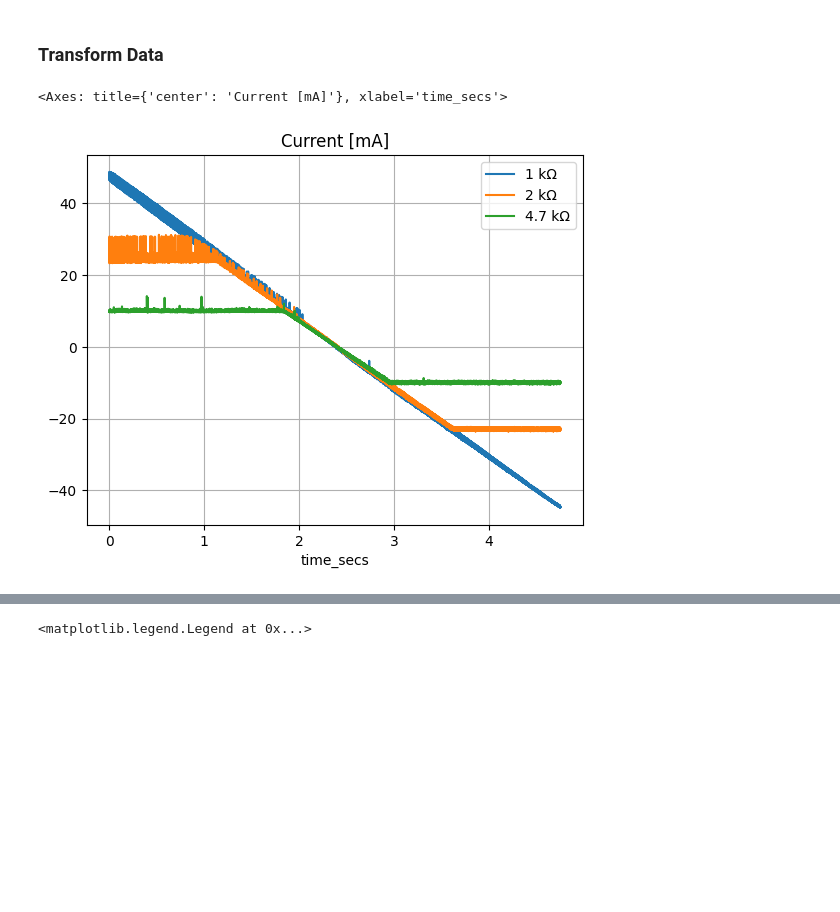
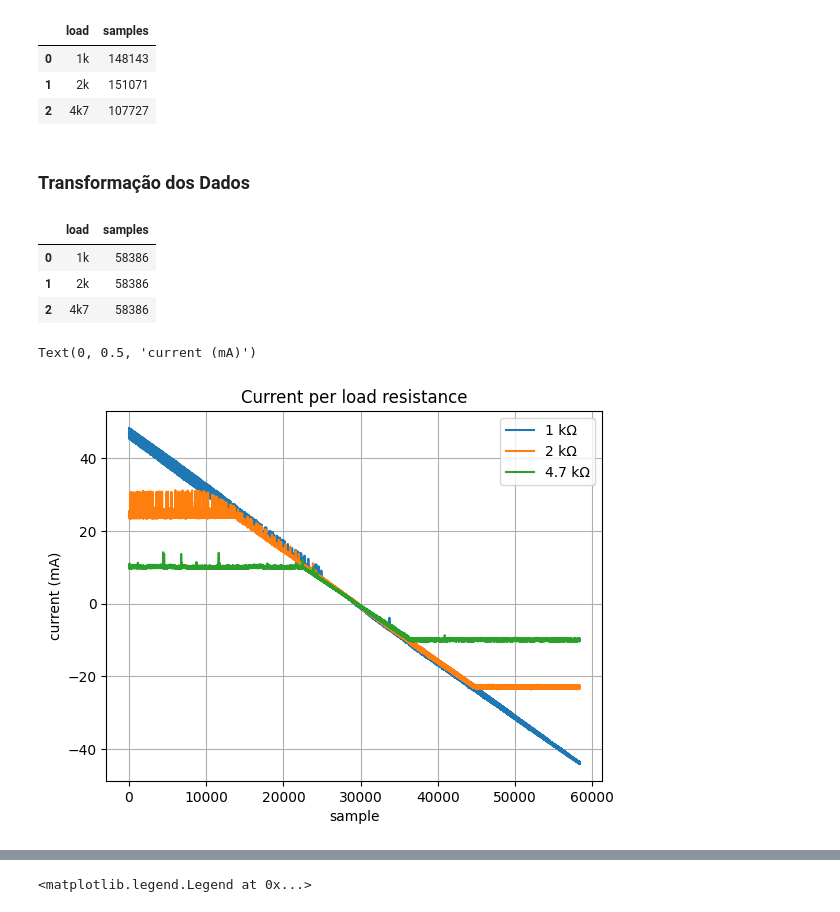
Before and after one commit to import-tiago/FEI, a Jupyter notebook: MSc/PEL309/Analysis/PEL309.ipynb, the cells around one changed output, grey strips where cells are left out. Saved outputs shown, nothing was run; the diff lists cells and outputs as text; code cells hidden in the pictures; blank space fills up the shorter version.

```diff
--- a/MSc/PEL309/Analysis/PEL309.ipynb
+++ b/MSc/PEL309/Analysis/PEL309.ipynb
@@ -38,5 +43,12 @@ Text(0.5, 0, 'seconds')
-# %% [markdown]
-### Transform Data
+# %%
+pd.DataFrame({"load": ["1k", "2k", "4k7"], "samples": [len(data_1k_load), len(data_2k_load), len(data_4k7_load)]})
+# %% [output]
+|  | load | samples |
+| 0 | 1k | 148143 |
+| 1 | 2k | 151071 |
+| 2 | 4k7 | 107727 |
+# %% [markdown]
+### Transformação dos Dados
 # %%
 # Detecta região de rampa (ou, remove "regime em repouso") a partir de variação abrupta no DAC (indicando início e fim da rampa)
 
@@ -48,39 +60,58 @@ def extract_ramp_region(df, column, trigger_threshold):
 
     transition_points = diff[diff > trigger_threshold].index
 
-    start = transition_points[0] + 2
-    end = transition_points[-1] - 2
+    discarded_points = 512
+
+    start = transition_points[0] + discarded_points
+    end = transition_points[-1] - discarded_points
 
     return data.loc[start:end].copy()
+
+
+def equalize_sample_count(*dfs):
+
+    sample_count = min(len(df) for df in dfs)
+    aligned_dfs = []
+
+    for df in dfs:
+        aligned_df = df.iloc[:sample_count].reset_index(drop=True).copy()
+        aligned_df["sample"] = aligned_df.index
+        aligned_dfs.append(aligned_df)
+
+    return aligned_dfs
 # %%
-# Analisa apenas o DAC pois o importante é descobrir o index de início e fim da rampa.
-# Os indexes obtidos aplica-se também às series do shunt, para manter a fase entre sinais.
+# Analisa apenas a coluna DAC pois o importante é descobrir o índice de início e fim da rampa.
+# Os índices obtidos aplicam-se também às séries do shunt, para manter a fase entre sinais.
 
 data_1k_load = extract_ramp_region(data_1k_load, column="dac_volts", trigger_threshold=0.5)
 data_2k_load = extract_ramp_region(data_2k_load, column="dac_volts", trigger_threshold=0.5)
 data_4k7_load = extract_ramp_region(data_4k7_load, column="dac_volts", trigger_threshold=0.5)
+
+data_1k_load, data_2k_load, data_4k7_load = equalize_sample_count(data_1k_load, data_2k_load, data_4k7_load)
+
+pd.DataFrame({"load": ["1k", "2k", "4k7"], "samples": [len(data_1k_load), len(data_2k_load), len(data_4k7_load)]})
+# %% [output]
+|  | load | samples |
+| 0 | 1k | 58386 |
+| 1 | 2k | 58386 |
+| 2 | 4k7 | 58386 |
 # %%
 # A partir da tensão no shunt, calcula-se a corrente usando a lei de Ohm: I = V / R
 # A corrente no shunt é a mesma da carga, dado que os dois estão em série.
 # Multiplica-se por 1000 para converter de A para mA.
 
 shunt_resistance = 10  # Ω
 
 data_1k_load["current_mA"] = (data_1k_load["shunt_volts"] / shunt_resistance) * 1000
 data_2k_load["current_mA"] = (data_2k_load["shunt_volts"] / shunt_resistance) * 1000
 data_4k7_load["current_mA"] = (data_4k7_load["shunt_volts"] / shunt_resistance) * 1000
 
-data_1k_load["time_secs"] = data_1k_load["time_secs"] - data_1k_load["time_secs"].iloc[0]
-data_2k_load["time_secs"] = data_2k_load["time_secs"] - data_2k_load["time_secs"].iloc[0]
-data_4k7_load["time_secs"] = data_4k7_load["time_secs"] - data_4k7_load["time_secs"].iloc[0]
+ax = data_1k_load.plot(x="sample", y="current_mA", grid=True, title="Current per load resistance", label="1 kΩ")
+data_2k_load.plot(x="sample", y="current_mA", ax=ax, label="2 kΩ", grid=True)
+data_4k7_load.plot(x="sample", y="current_mA", ax=ax, label="4.7 kΩ", grid=True)
 
-ax = data_1k_load.plot(
-    x="time_secs", y="current_mA", grid=True, title="Current [mA]", label="1 kΩ"
-)
-
-data_2k_load.plot(x="time_secs", y="current_mA", ax=ax, label="2 kΩ", grid=True)
-
-data_4k7_load.plot(x="time_secs", y="current_mA", ax=ax, label="4.7 kΩ", grid=True)
+ax.set_xlabel("sample")
+ax.set_ylabel("current (mA)")
 # %% [output]
-<Axes: title={'center': 'Current [mA]'}, xlabel='time_secs'>
+Text(0, 0.5, 'current (mA)')
-[figure, old version]
+[figure, new version]
```
Also changed, not shown: parts of 18 cells of this notebook.
